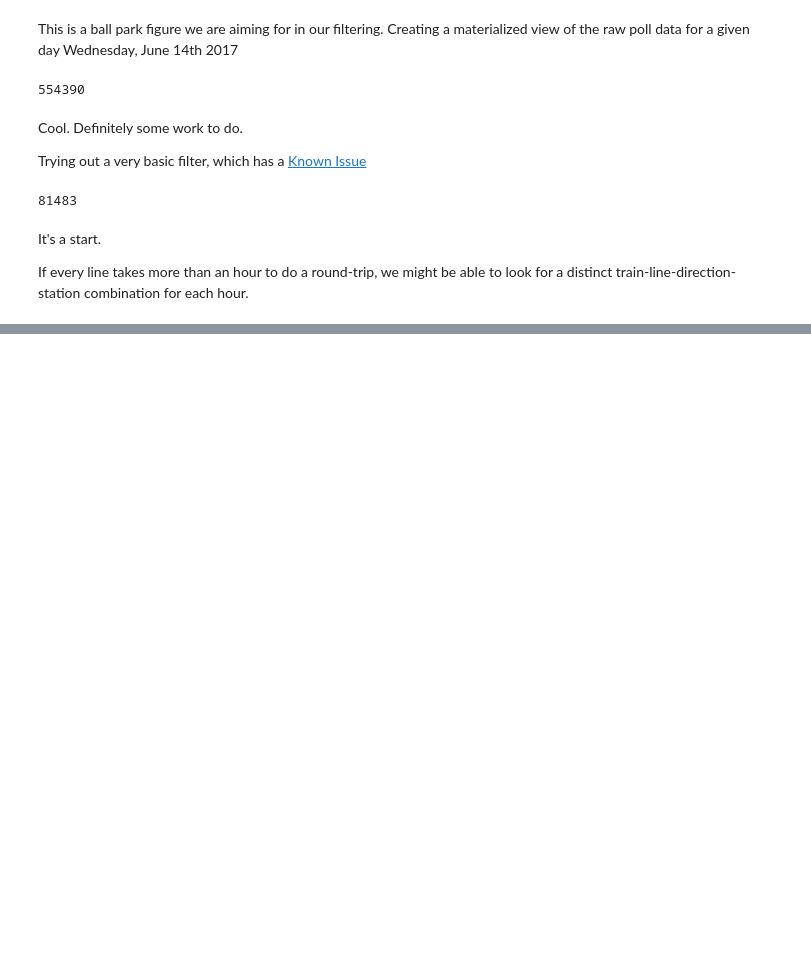
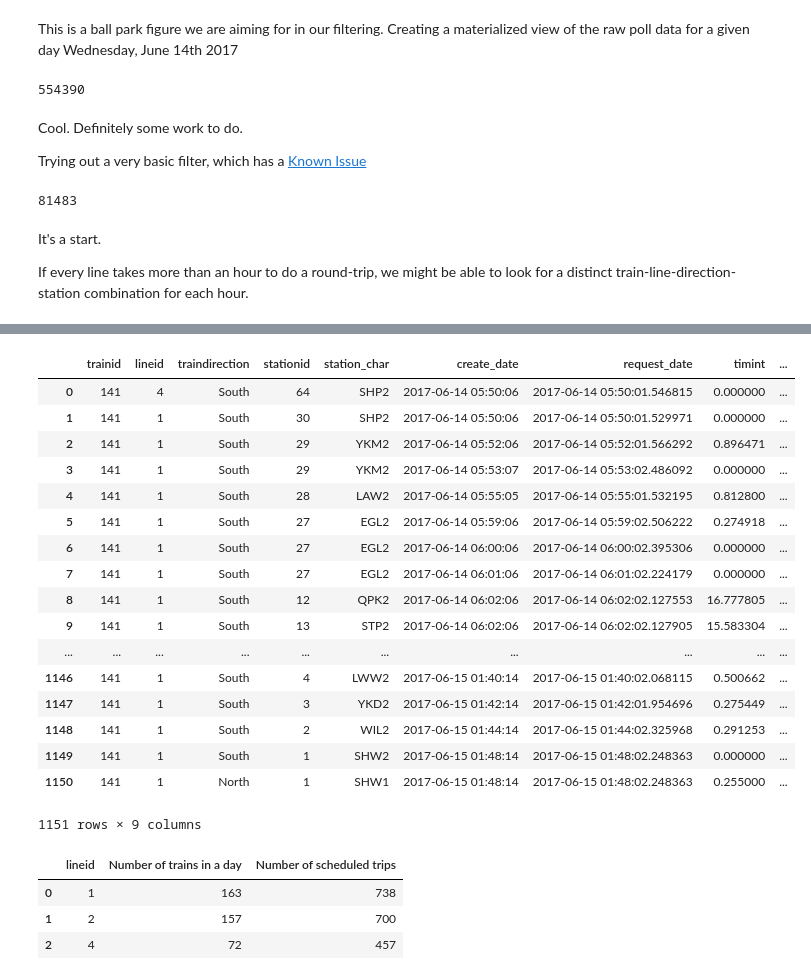
Before and after one commit to CivicTechTO/ttc_subway_times, a Jupyter notebook: doc/Filtering Observed Arrivals.ipynb, the cells around one changed output, grey strips where cells are left out. Drawn from its saved outputs; the diff is of its cells as text; code cells hidden in the pictures; blank space fills up the shorter version.

```diff
--- a/doc/Filtering Observed Arrivals.ipynb
+++ b/doc/Filtering Observed Arrivals.ipynb
@@ -90,0 +109,51 @@ con.rollback()
+# %%
+sql = ''' SELECT trainid, lineid, traindirection, stationid, station_char, create_date, request_date, timint, train_message
+        FROM test_day
+        INNER JOIN (SELECT trainid FROM test_day WHERE lineid = 1 AND create_date::TIME > '07:00'::TIME LIMIT 1) one_train USING (trainid)
+        WHERE timint < 1 OR train_message != 'Arriving' AND lineid = 1
+        ORDER BY create_date
+'''
+one_train = pandasql.read_sql(sql, con)
+# %%
+one_train
+# %% [output]
+|  | trainid | lineid | traindirection | stationid | station_char | create_date | request_date | timint | ... |
+| 0 | 141 | 4 | South | 64 | SHP2 | 2017-06-14 05:50:06 | 2017-06-14 05:50:01.546815 | 0.000000 | ... |
+| 1 | 141 | 1 | South | 30 | SHP2 | 2017-06-14 05:50:06 | 2017-06-14 05:50:01.529971 | 0.000000 | ... |
+| 2 | 141 | 1 | South | 29 | YKM2 | 2017-06-14 05:52:06 | 2017-06-14 05:52:01.566292 | 0.896471 | ... |
+| 3 | 141 | 1 | South | 29 | YKM2 | 2017-06-14 05:53:07 | 2017-06-14 05:53:02.486092 | 0.000000 | ... |
+| 4 | 141 | 1 | South | 28 | LAW2 | 2017-06-14 05:55:05 | 2017-06-14 05:55:01.532195 | 0.812800 | ... |
+| 5 | 141 | 1 | South | 27 | EGL2 | 2017-06-14 05:59:06 | 2017-06-14 05:59:02.506222 | 0.274918 | ... |
+| 6 | 141 | 1 | South | 27 | EGL2 | 2017-06-14 06:00:06 | 2017-06-14 06:00:02.395306 | 0.000000 | ... |
+| 7 | 141 | 1 | South | 27 | EGL2 | 2017-06-14 06:01:06 | 2017-06-14 06:01:02.224179 | 0.000000 | ... |
+| 8 | 141 | 1 | South | 12 | QPK2 | 2017-06-14 06:02:06 | 2017-06-14 06:02:02.127553 | 16.777805 | ... |
+| 9 | 141 | 1 | South | 13 | STP2 | 2017-06-14 06:02:06 | 2017-06-14 06:02:02.127905 | 15.583304 | ... |
+| ... | ... | ... | ... | ... | ... | ... | ... | ... | ... |
+| 1146 | 141 | 1 | South | 4 | LWW2 | 2017-06-15 01:40:14 | 2017-06-15 01:40:02.068115 | 0.500662 | ... |
+| 1147 | 141 | 1 | South | 3 | YKD2 | 2017-06-15 01:42:14 | 2017-06-15 01:42:01.954696 | 0.275449 | ... |
+| 1148 | 141 | 1 | South | 2 | WIL2 | 2017-06-15 01:44:14 | 2017-06-15 01:44:02.325968 | 0.291253 | ... |
+| 1149 | 141 | 1 | South | 1 | SHW2 | 2017-06-15 01:48:14 | 2017-06-15 01:48:02.248363 | 0.000000 | ... |
+| 1150 | 141 | 1 | North | 1 | SHW1 | 2017-06-15 01:48:14 | 2017-06-15 01:48:02.248363 | 0.255000 | ... |
+1151 rows × 9 columns
+# %%
+sql = ''' WITH unique_trains AS
+    (SELECT lineid::TEXT, COUNT(DISTINCT trainid) AS "Number of trains in a day"
+     FROM test_day
+     GROUP BY lineid)
+     , unique_trips AS(SELECT route_short_name AS lineid, COUNT(DISTINCT trip_id) AS "Number of scheduled trips"
+            FROM gtfs.routes -- ON lineid::TEXT = route_short_name
+            INNER JOIN gtfs.trips USING (route_id)
+            INNER JOIN gtfs.calendar USING (service_id)
+            WHERE monday AND route_type = 1 AND route_short_name != '3'
+            GROUP BY route_short_name)
+
+    SELECT *
+        FROM unique_trains
+        INNER JOIN unique_trips USING (lineid)
+        ORDER BY lineid'''
+pandasql.read_sql(sql, con)
+# %% [output]
+|  | lineid | Number of trains in a day | Number of scheduled trips |
+| 0 | 1 | 163 | 738 |
+| 1 | 2 | 157 | 700 |
+| 2 | 4 | 72 | 457 |
```
Also changed, not shown: parts of 6 cells of this notebook.
